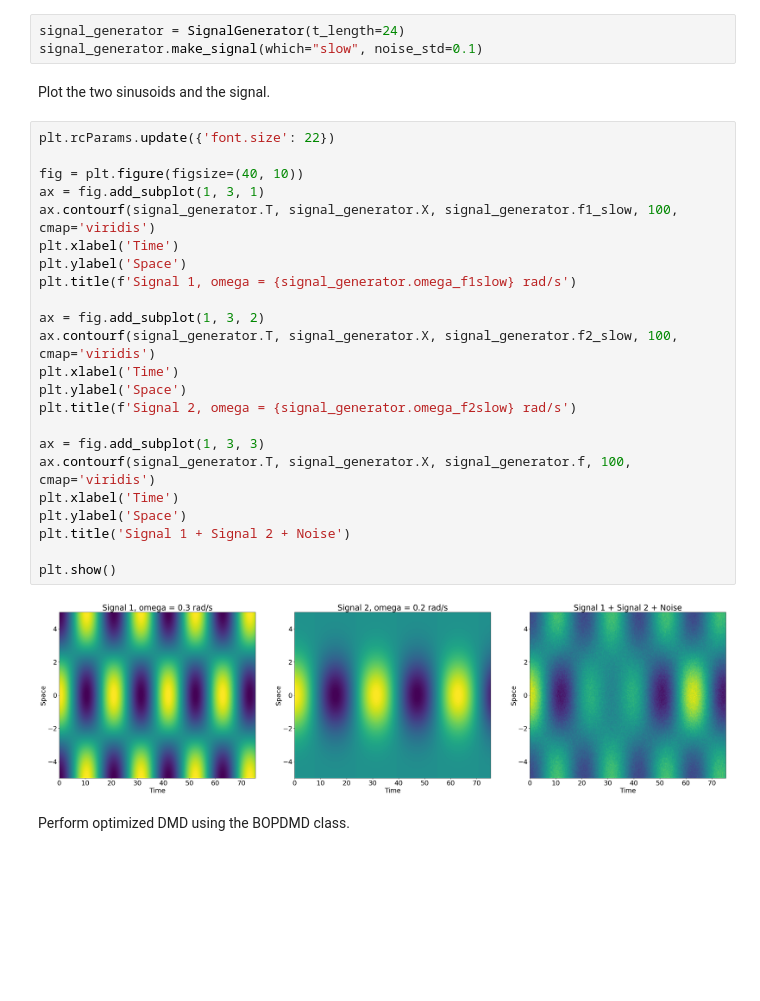
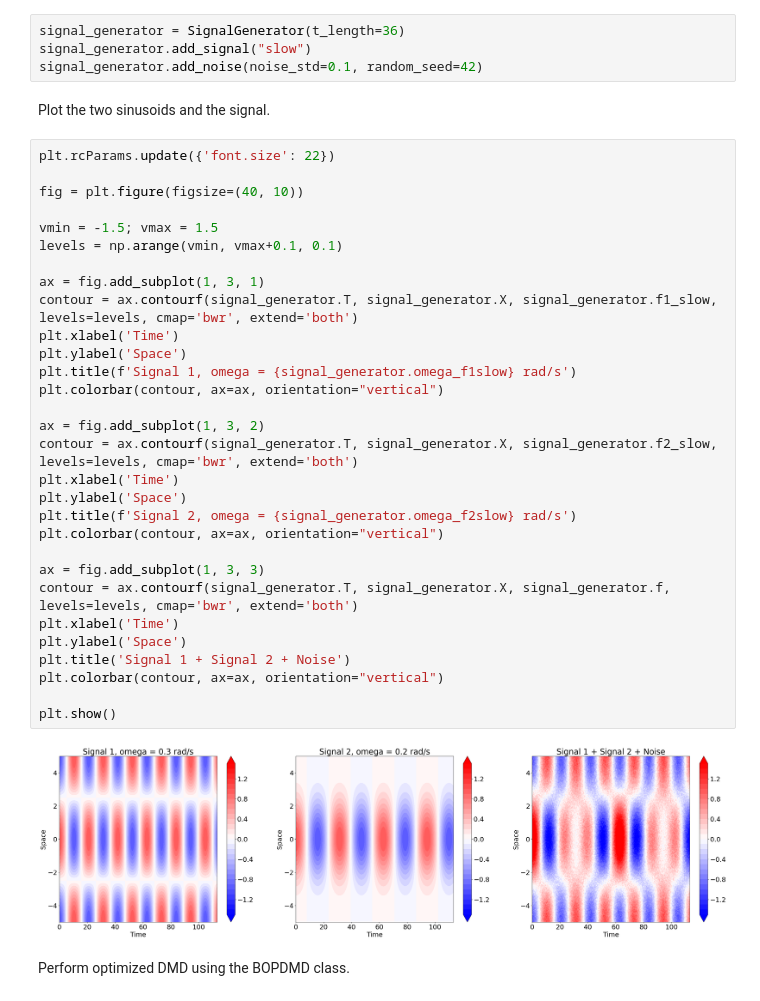
Before and after one commit to ClimeTrend/dmd-toy-dataset, a Jupyter notebook: 01_dmd_on_slow_signal.ipynb, the cells around one changed output. Cells and saved outputs as stored; diff of their text form; blank space fills up the shorter version.

```diff
--- a/01_dmd_on_slow_signal.ipynb
+++ b/01_dmd_on_slow_signal.ipynb
@@ -12,33 +12,41 @@ Generate the signal on which DMD will be performed. This signal is the superposi
 # %%
-signal_generator = SignalGenerator(t_length=24)
-signal_generator.make_signal(which="slow", noise_std=0.1)
+signal_generator = SignalGenerator(t_length=36)
+signal_generator.add_signal("slow")
+signal_generator.add_noise(noise_std=0.1, random_seed=42)
 # %% [markdown]
 Plot the two sinusoids and the signal.
 # %%
 plt.rcParams.update({'font.size': 22})
 
 fig = plt.figure(figsize=(40, 10))
+
+vmin = -1.5; vmax = 1.5
+levels = np.arange(vmin, vmax+0.1, 0.1)
+
 ax = fig.add_subplot(1, 3, 1)
-ax.contourf(signal_generator.T, signal_generator.X, signal_generator.f1_slow, 100, cmap='viridis')
+contour = ax.contourf(signal_generator.T, signal_generator.X, signal_generator.f1_slow, levels=levels, cmap='bwr', extend='both')
 plt.xlabel('Time')
 plt.ylabel('Space')
 plt.title(f'Signal 1, omega = {signal_generator.omega_f1slow} rad/s')
+plt.colorbar(contour, ax=ax, orientation="vertical")
 
 ax = fig.add_subplot(1, 3, 2)
-ax.contourf(signal_generator.T, signal_generator.X, signal_generator.f2_slow, 100, cmap='viridis')
+contour = ax.contourf(signal_generator.T, signal_generator.X, signal_generator.f2_slow, levels=levels, cmap='bwr', extend='both')
 plt.xlabel('Time')
 plt.ylabel('Space')
 plt.title(f'Signal 2, omega = {signal_generator.omega_f2slow} rad/s')
+plt.colorbar(contour, ax=ax, orientation="vertical")
 
 ax = fig.add_subplot(1, 3, 3)
-ax.contourf(signal_generator.T, signal_generator.X, signal_generator.f, 100, cmap='viridis')
+contour = ax.contourf(signal_generator.T, signal_generator.X, signal_generator.f, levels=levels, cmap='bwr', extend='both')
 plt.xlabel('Time')
 plt.ylabel('Space')
 plt.title('Signal 1 + Signal 2 + Noise')
+plt.colorbar(contour, ax=ax, orientation="vertical")
 
 plt.show()
 # %% [output]
-[figure, old version]
+[figure, new version]
 # %% [markdown]
 Perform optimized DMD using the BOPDMD class.
 # %%
```
Also changed, not shown: parts of 7 cells of this notebook.
